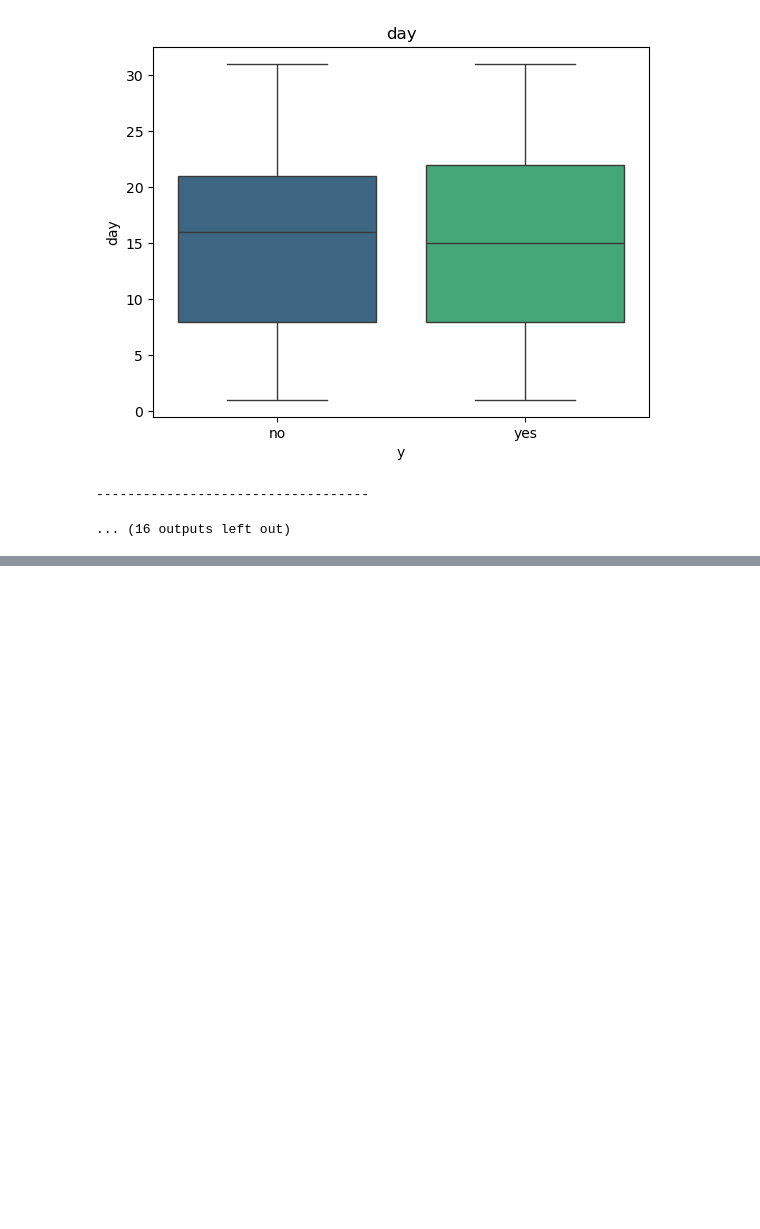
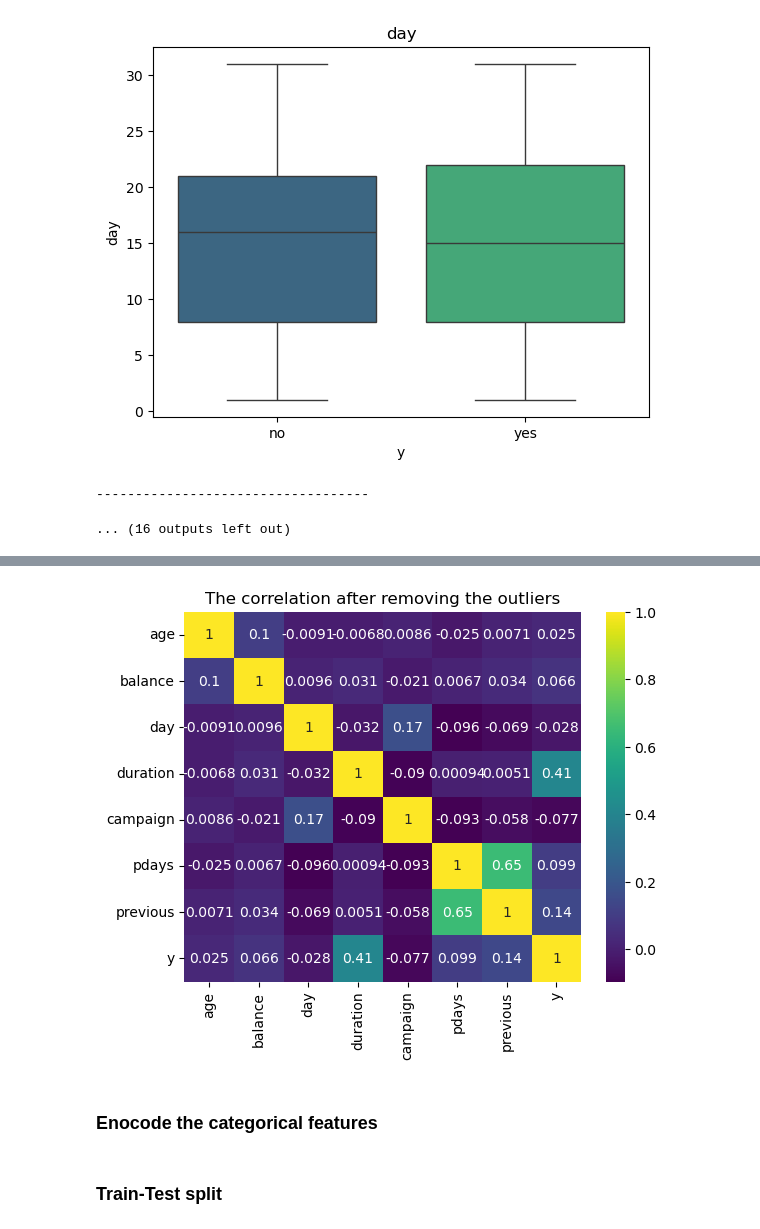
Before and after one commit to ChirathSetunge/Predicting_Term_Deposit_Subscription, a Jupyter notebook: notebooks/Predict Term Deposit Subscription.ipynb, the cells around one changed output, grey strips where cells are left out. Cells and saved outputs as stored; diff of their text form; code cells hidden in the pictures; blank space fills up the shorter version.

```diff
--- a/notebooks/Predict Term Deposit Subscription.ipynb
+++ b/notebooks/Predict Term Deposit Subscription.ipynb
@@ -243,0 +299,3 @@ Name: day, dtype: float64
+# %%
+# take a copy of the dataset to handle the dataset
+df2 = df.copy()
@@ -243,0 +305,15 @@ Name: day, dtype: float64
+# %%
+df2['campaign'] = winsorize(df2['campaign'], limits=[0, 0.005])
+df2['balance'] = winsorize(df2['balance'], limits=[0, 0.01])
+df2['duration'] = winsorize(df2['duration'], limits=[0, 0.005])
+df2['pdays'] = winsorize(df2['pdays'], limits=[0, 0.01])
+df2['previous'] = winsorize(df2['previous'], limits=[0, 0.01])
+# %%
+correlation = df2.corr()
+sns.heatmap(correlation, annot=True, cmap='viridis')
+plt.title('The correlation after removing the outliers')
+plt.show()
+# %% [output]
+[figure, added]
+# %% [markdown]
+### Enocode the categorical features
@@ -243,0 +327,2 @@ Name: day, dtype: float64
+# %% [markdown]
+### Train-Test split
```
Also changed, not shown: parts of 28 cells of this notebook.
